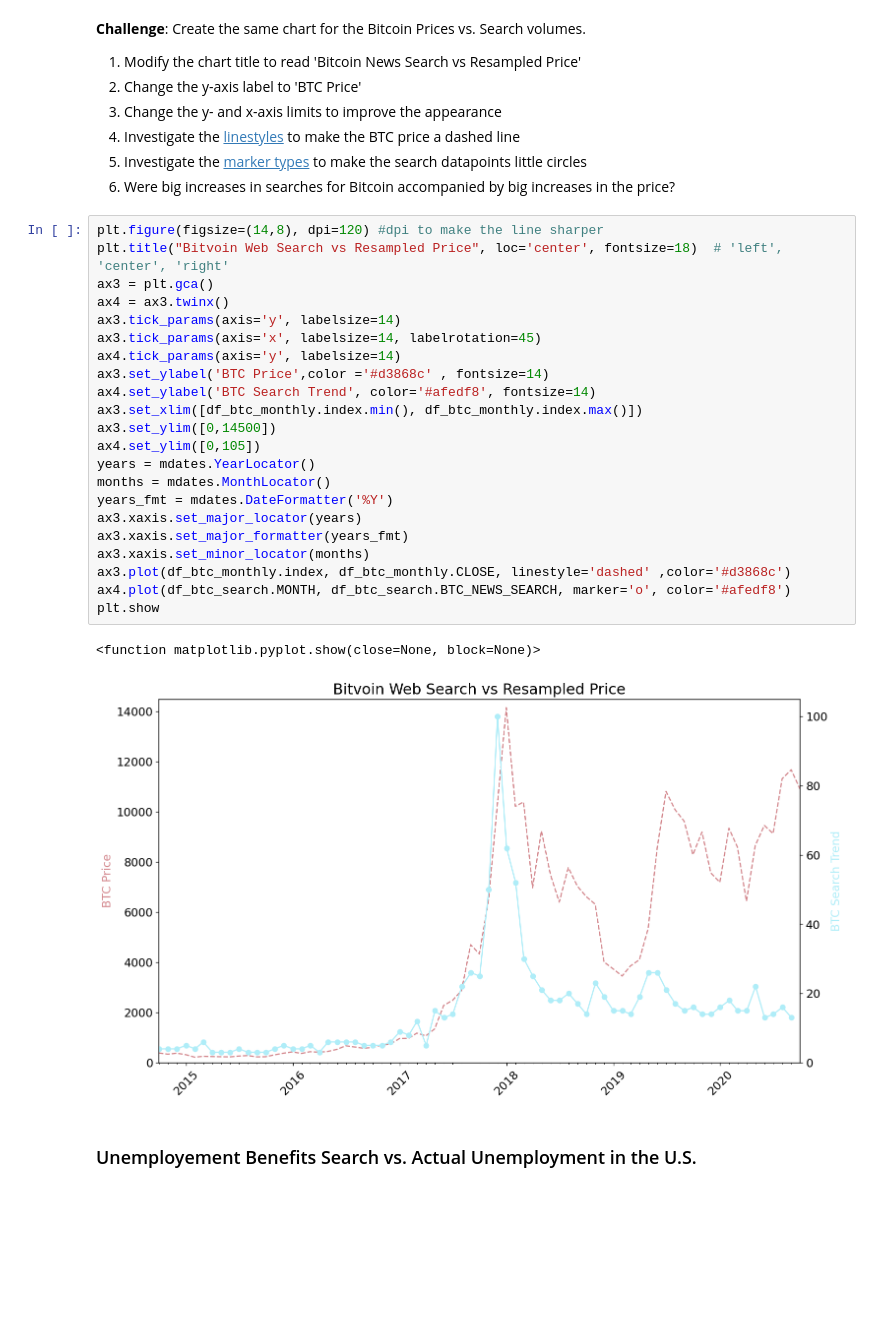
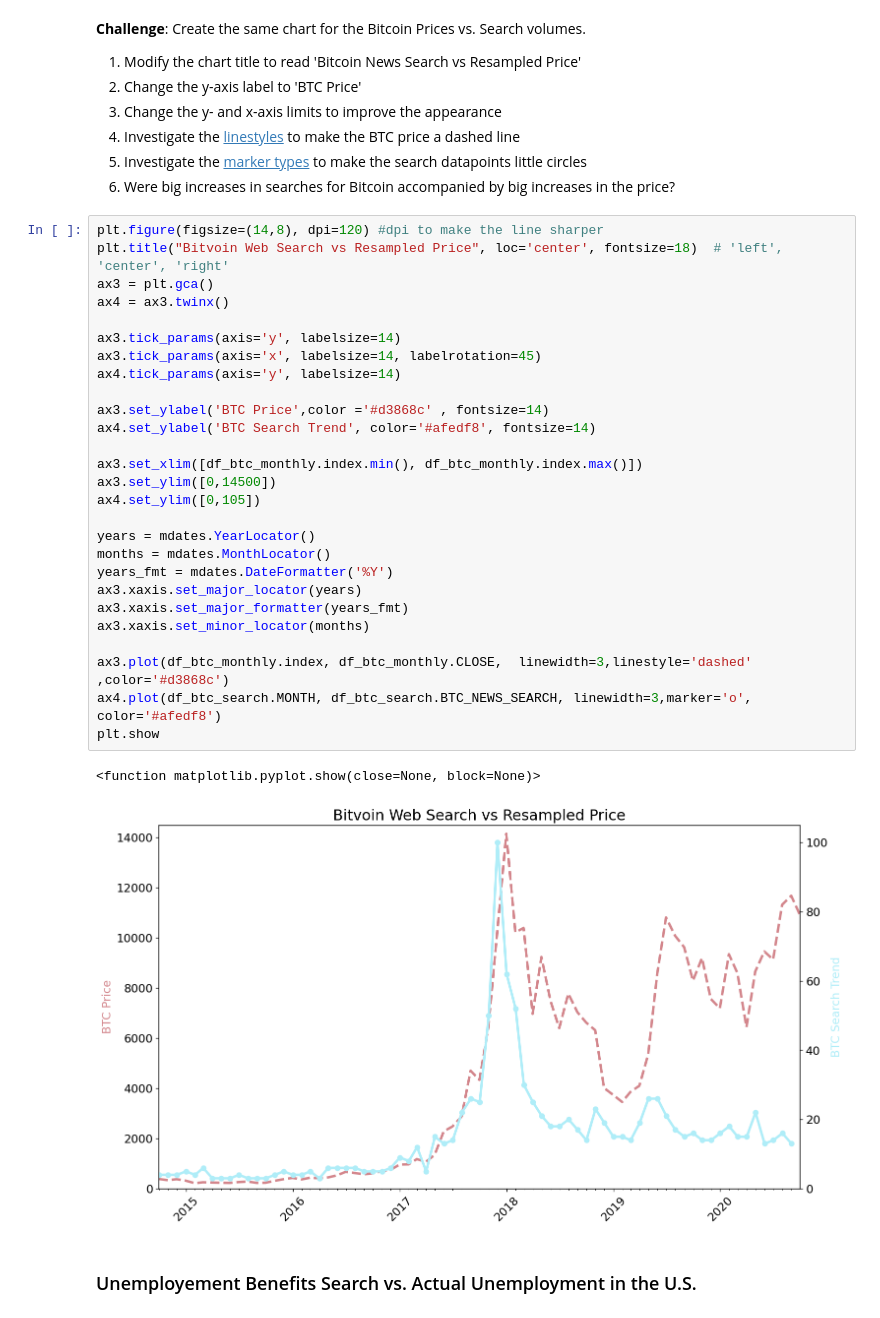
Before and after one commit to Antdfl/LearningPython3, a Jupyter notebook: Python100daycourse/day-75-Google-Trends-Data+Viz/Google Trends Data Viz (start)/Google Trends and Data Visualisation.ipynb, the cells around one changed output. Cells and saved outputs as stored; diff of their text form; blank space fills up the shorter version.

```diff
--- a/Python100daycourse/day-75-Google-Trends-Data+Viz/Google Trends Data Viz (start)/Google Trends and Data Visualisation.ipynb
+++ b/Python100daycourse/day-75-Google-Trends-Data+Viz/Google Trends Data Viz (start)/Google Trends and Data Visualisation.ipynb
@@ -299,28 +304,33 @@ df_btc_monthly.head()
 # %%
 plt.figure(figsize=(14,8), dpi=120) #dpi to make the line sharper
 plt.title("Bitvoin Web Search vs Resampled Price", loc='center', fontsize=18)  # 'left', 'center', 'right'
 ax3 = plt.gca()
 ax4 = ax3.twinx()
+
 ax3.tick_params(axis='y', labelsize=14)
 ax3.tick_params(axis='x', labelsize=14, labelrotation=45)
 ax4.tick_params(axis='y', labelsize=14)
+
 ax3.set_ylabel('BTC Price',color ='#d3868c' , fontsize=14)
 ax4.set_ylabel('BTC Search Trend', color='#afedf8', fontsize=14)
+
 ax3.set_xlim([df_btc_monthly.index.min(), df_btc_monthly.index.max()])
 ax3.set_ylim([0,14500])
 ax4.set_ylim([0,105])
+
 years = mdates.YearLocator()
 months = mdates.MonthLocator()
 years_fmt = mdates.DateFormatter('%Y')
 ax3.xaxis.set_major_locator(years)
 ax3.xaxis.set_major_formatter(years_fmt)
 ax3.xaxis.set_minor_locator(months)
-ax3.plot(df_btc_monthly.index, df_btc_monthly.CLOSE, linestyle='dashed' ,color='#d3868c')
-ax4.plot(df_btc_search.MONTH, df_btc_search.BTC_NEWS_SEARCH, marker='o', color='#afedf8')
+
+ax3.plot(df_btc_monthly.index, df_btc_monthly.CLOSE,  linewidth=3,linestyle='dashed' ,color='#d3868c')
+ax4.plot(df_btc_search.MONTH, df_btc_search.BTC_NEWS_SEARCH, linewidth=3,marker='o', color='#afedf8')
 plt.show
 # %% [output]
 <function matplotlib.pyplot.show(close=None, block=None)>
-[figure, old version]
+[figure, new version]
 # %% [markdown]
 ### Unemployement Benefits Search vs. Actual Unemployment in the U.S.
 # %% [markdown]
```
Also changed, not shown: parts of 4 cells of this notebook.
